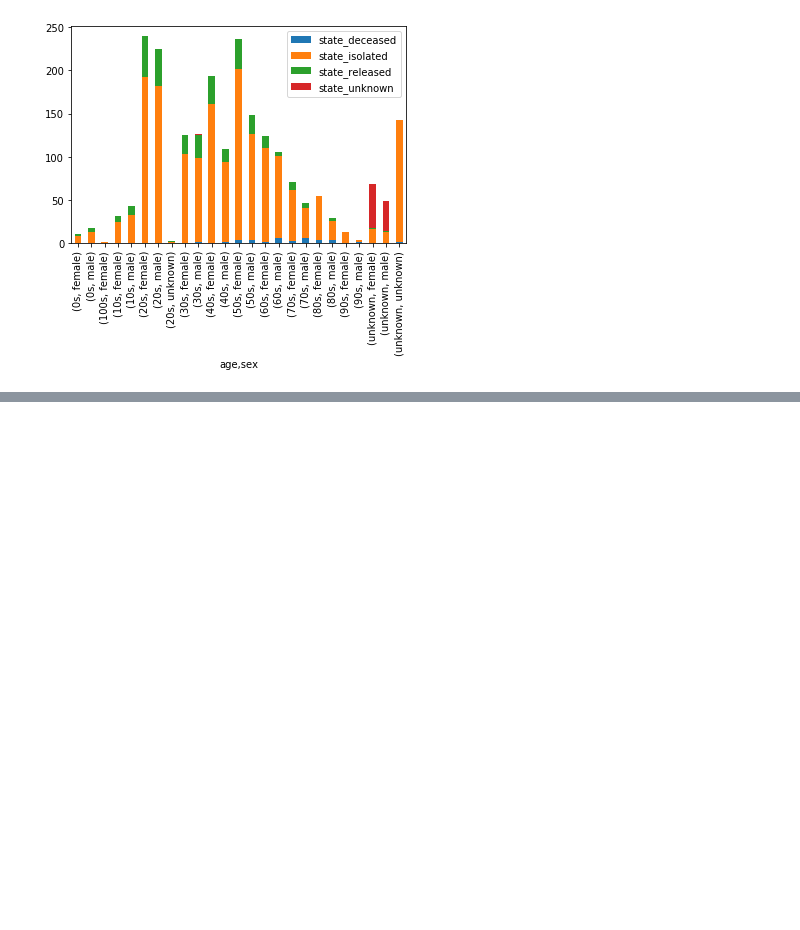
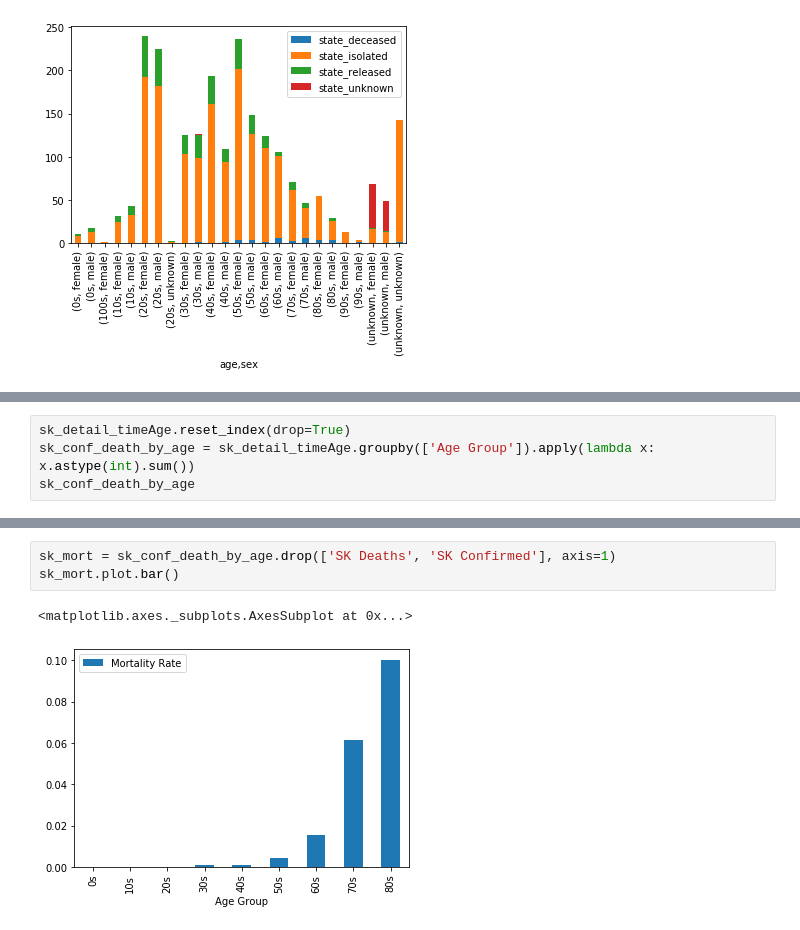
Before and after one commit to FarmageddonNow/CV19, a Jupyter notebook: CV19_Analysis-SK Detailed Data.ipynb, the cells around one changed output, grey strips where cells are left out. Saved outputs shown, nothing was run; the diff lists cells and outputs as text; blank space fills up the shorter version.

```diff
--- a/CV19_Analysis-SK Detailed Data.ipynb
+++ b/CV19_Analysis-SK Detailed Data.ipynb
@@ -204,0 +236,4 @@ sk_detail_timeAge.groupby(['Age Group']).agg('count')
+# %%
+sk_detail_timeAge.reset_index(drop=True)
+sk_conf_death_by_age = sk_detail_timeAge.groupby(['Age Group']).apply(lambda x: x.astype(int).sum())
+sk_conf_death_by_age
@@ -204,0 +276,6 @@ sk_detail_timeAge.groupby(['Age Group']).agg('count')
+# %%
+sk_mort = sk_conf_death_by_age.drop(['SK Deaths', 'SK Confirmed'], axis=1)
+sk_mort.plot.bar()
+# %% [output]
+<matplotlib.axes._subplots.AxesSubplot at 0x...>
+[figure, added]
```
Also changed, not shown: parts of 14 cells of this notebook, 1 other file.
